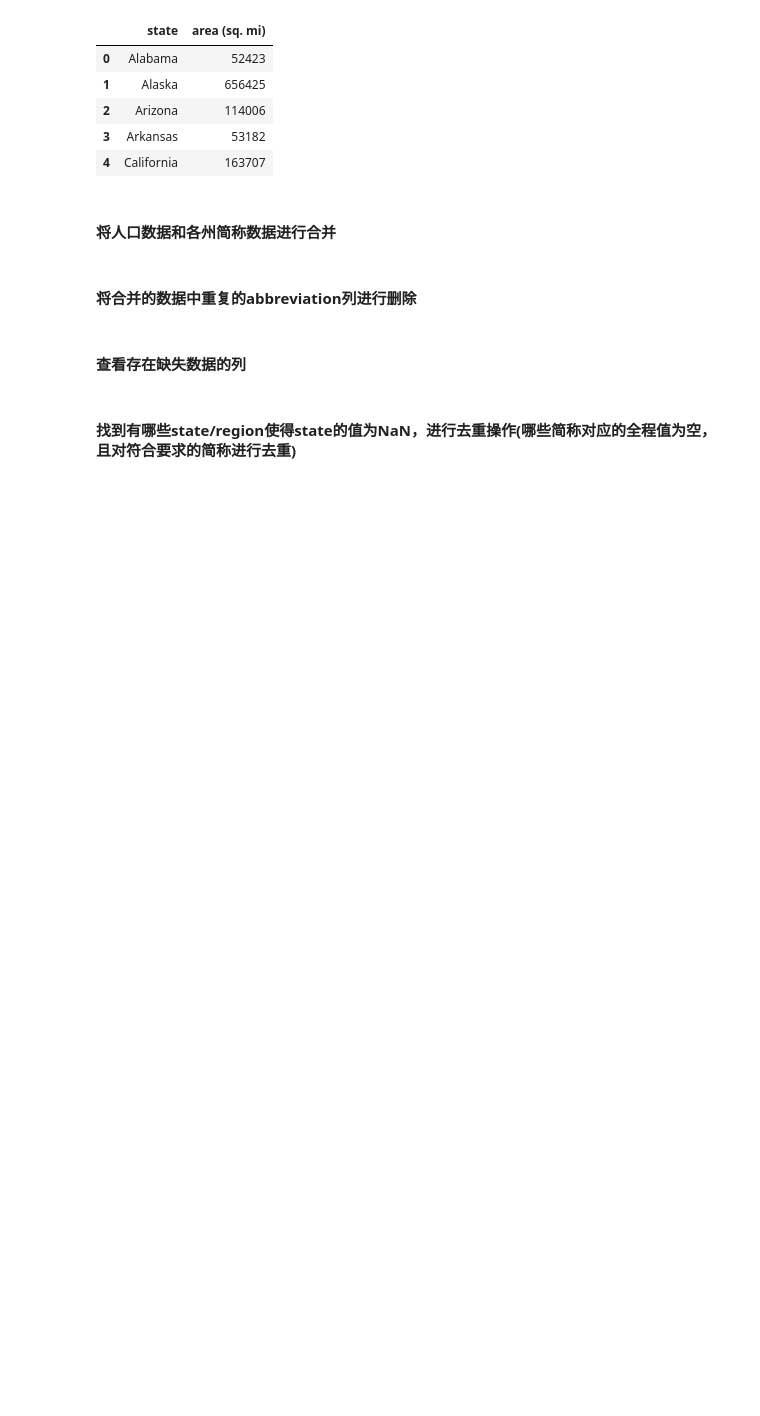
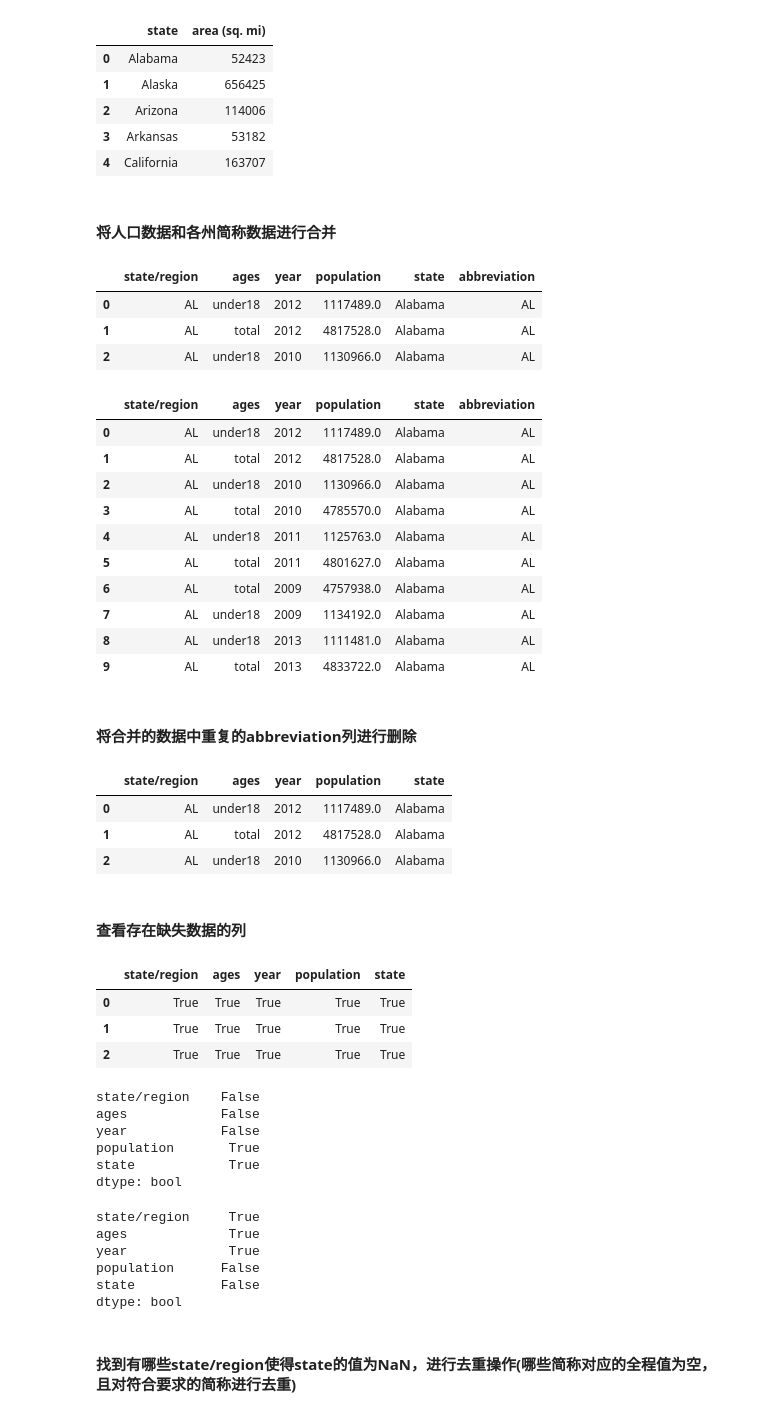
Before and after one commit to PeterZhangxing/my_lectures, a Jupyter notebook: second_lecture/American_people_blank.ipynb, the cells around one changed output. Saved outputs shown, nothing was run; the diff lists cells and outputs as text; code cells hidden in the pictures; blank space fills up the shorter version.

```diff
--- a/second_lecture/American_people_blank.ipynb
+++ b/second_lecture/American_people_blank.ipynb
@@ -61,9 +57,65 @@ area.head()
 | 4 | California | 163707 |
 # %% [markdown]
 #### 将人口数据和各州简称数据进行合并
+# %%
+abb_pop = pd.merge(pop,abb,left_on='state/region',right_on='abbreviation',how='outer')
+abb_pop.head(3)
+# %% [output]
+|  | state/region | ages | year | population | state | abbreviation |
+| 0 | AL | under18 | 2012 | 1117489.0 | Alabama | AL |
+| 1 | AL | total | 2012 | 4817528.0 | Alabama | AL |
+| 2 | AL | under18 | 2010 | 1130966.0 | Alabama | AL |
+# %%
+abb_pop.head(10)
+# %% [output]
+|  | state/region | ages | year | population | state | abbreviation |
+| 0 | AL | under18 | 2012 | 1117489.0 | Alabama | AL |
+| 1 | AL | total | 2012 | 4817528.0 | Alabama | AL |
+| 2 | AL | under18 | 2010 | 1130966.0 | Alabama | AL |
+| 3 | AL | total | 2010 | 4785570.0 | Alabama | AL |
+| 4 | AL | under18 | 2011 | 1125763.0 | Alabama | AL |
+| 5 | AL | total | 2011 | 4801627.0 | Alabama | AL |
+| 6 | AL | total | 2009 | 4757938.0 | Alabama | AL |
+| 7 | AL | under18 | 2009 | 1134192.0 | Alabama | AL |
+| 8 | AL | under18 | 2013 | 1111481.0 | Alabama | AL |
+| 9 | AL | total | 2013 | 4833722.0 | Alabama | AL |
 # %% [markdown]
 #### 将合并的数据中重复的abbreviation列进行删除
+# %%
+abb_pop.drop(labels='abbreviation',axis=1,inplace=True)
+abb_pop.head(3)
+# %% [output]
+|  | state/region | ages | year | population | state |
+| 0 | AL | under18 | 2012 | 1117489.0 | Alabama |
+| 1 | AL | total | 2012 | 4817528.0 | Alabama |
+| 2 | AL | under18 | 2010 | 1130966.0 | Alabama |
 # %% [markdown]
 #### 查看存在缺失数据的列
+# %%
+abb_pop.isnull().head(3)
+abb_pop.notnull().head(3)
+# %% [output]
+|  | state/region | ages | year | population | state |
+| 0 | True | True | True | True | True |
+| 1 | True | True | True | True | True |
+| 2 | True | True | True | True | True |
+# %%
+abb_pop.isnull().any(axis=0)
+# %% [output]
+state/region    False
+ages            False
+year            False
+population       True
+state            True
+dtype: bool
+# %%
+abb_pop.notnull().all(axis=0)
+# %% [output]
+state/region     True
+ages             True
+year             True
+population      False
+state           False
+dtype: bool
 # %% [markdown]
 #### 找到有哪些state/region使得state的值为NaN，进行去重操作(哪些简称对应的全程值为空，且对符合要求的简称进行去重)
```
Also changed, not shown: parts of 34 cells of this notebook, 1 other file.
